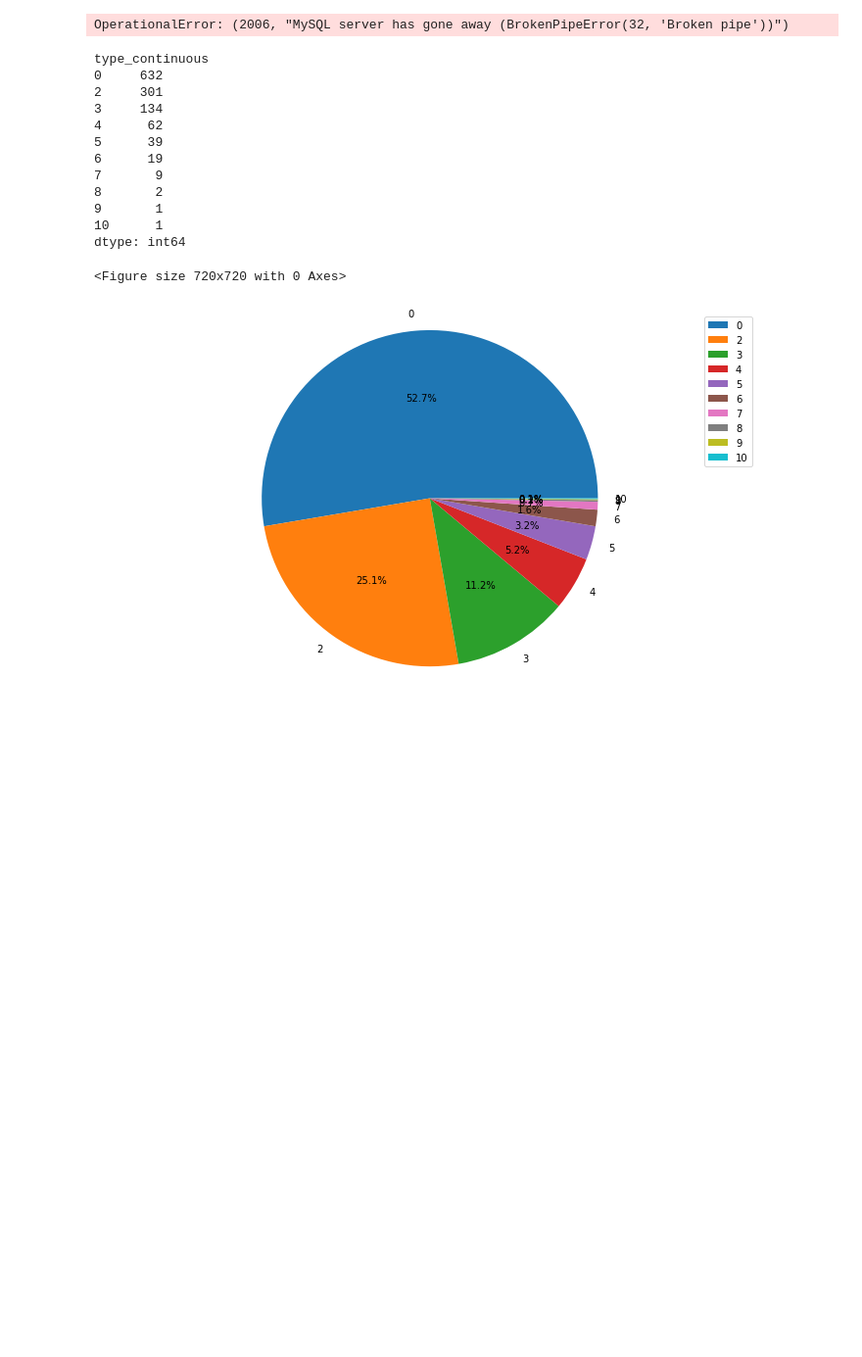
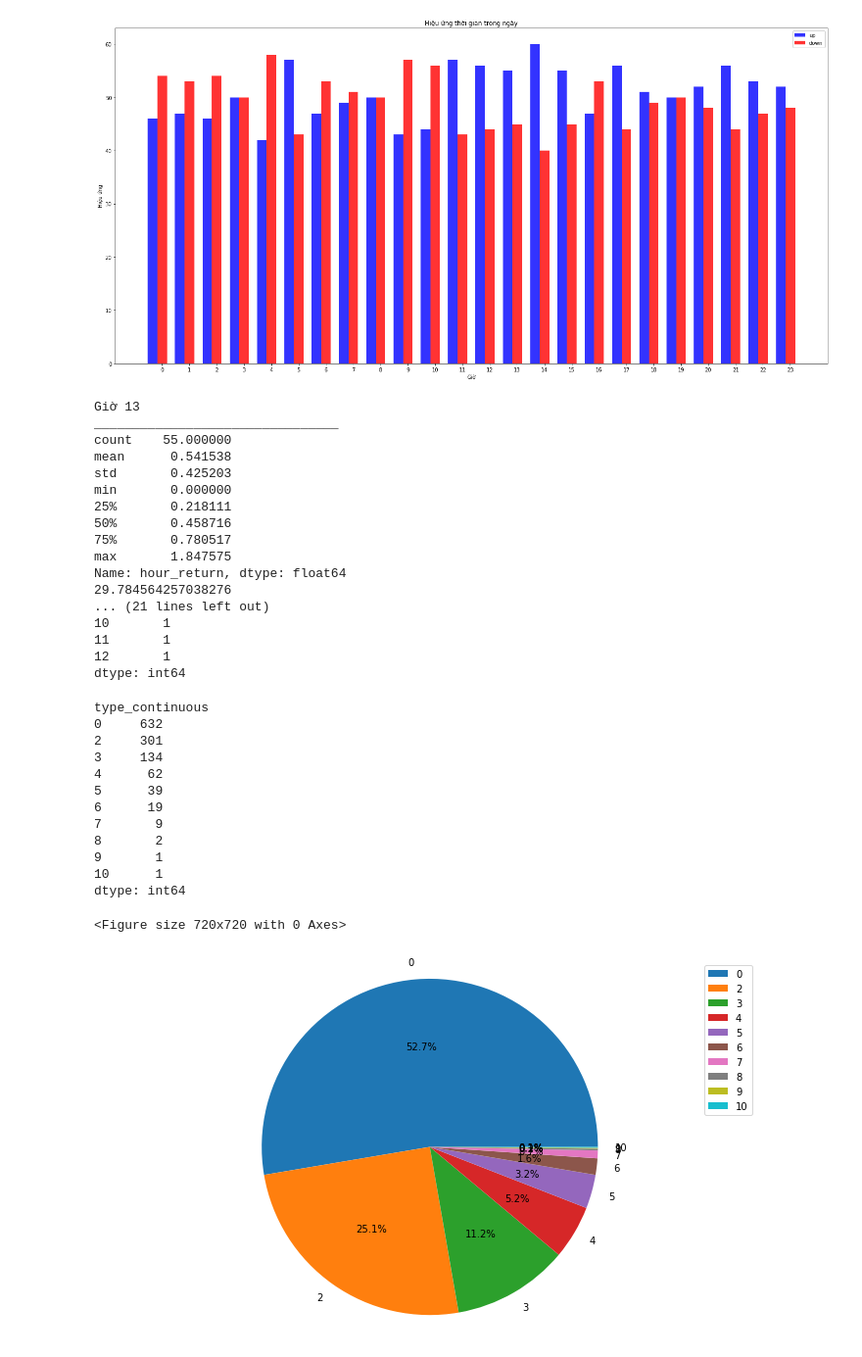
Before and after one commit to bachpx195/the_big_trade, a Jupyter notebook: TheBigTrade/HighestHourInDay.ipynb, the cells around one changed output. Shown: that part at 98% size. Saved outputs shown, nothing was run; the diff lists cells and outputs as text; code cells hidden in the pictures; blank space fills up the shorter version.

```diff
--- a/TheBigTrade/HighestHourInDay.ipynb
+++ b/TheBigTrade/HighestHourInDay.ipynb
@@ -11,7 +11,7 @@ import numpy as np
 
 merchandise_rate = MerchandiseRate()
 merchandise_rate_id = merchandise_rate.find_by_slug('DOTUSDT')
-candlestick = Candlestick(merchandise_rate_id, 'hour', 24*100, "DESC")
+candlestick = Candlestick(merchandise_rate_id, 'hour', 24*10, "DESC")
 # candlestick = Candlestick(merchandise_rate_id, 'hour', 24*50, "DESC", start_date='2021-9-7', end_date='2021-9-28')
 # candlestick_day = Candlestick(merchandise_rate_id, 'day', 100, "DESC")
 hour_observe = 13
@@ -85,34 +85,51 @@ data_prices_down = data_prices[(data_prices['hour'] == hour_observe) & (data_pri
 
 print(f"Giờ {hour_observe}")
 print("________________________________")
 print(data_prices_up['hour_return'].describe())
 print(data_prices_up['hour_return'].sum())
 
 
 print("+++")
 print(data_prices_down['hour_return'].describe())
 print(data_prices_down['hour_return'].sum())
 
 data_prices[data_prices['hour'] == hour_observe]['hour_return'].plot(figsize=[20,10], kind='bar')
 
 
 type_continuous_group = data_prices.groupby(['type_continuous']).size()
 
 print(type_continuous_group)
 
 
 labels = type_continuous_group.index.values
 sizes = type_continuous_group.values
 
 plt.figure()
 fig1, ax1 = plt.subplots(figsize=(12, 7))
 ax1.pie(sizes, labels=labels, autopct='%1.1f%%')
 ax1.axis('equal')  # Equal aspect ratio ensures that pie is drawn as a circle.
 
 plt.legend()
 plt.show()
 # %% [output]
+[figure, added]
-OperationalError: (2006, "MySQL server has gone away (BrokenPipeError(32, 'Broken pipe'))")
+Giờ 13
+________________________________
+count    55.000000
+mean      0.541538
+std       0.425203
+min       0.000000
+25%       0.218111
+50%       0.458716
+75%       0.780517
+max       1.847575
+Name: hour_return, dtype: float64
+29.784564257038276
+... (21 lines left out)
+10       1
+11       1
+12       1
+dtype: int64
 # %%
 # data_prices['type_continuous'].hist(bins=20)
 
```
Also changed, not shown: 6 other files.
